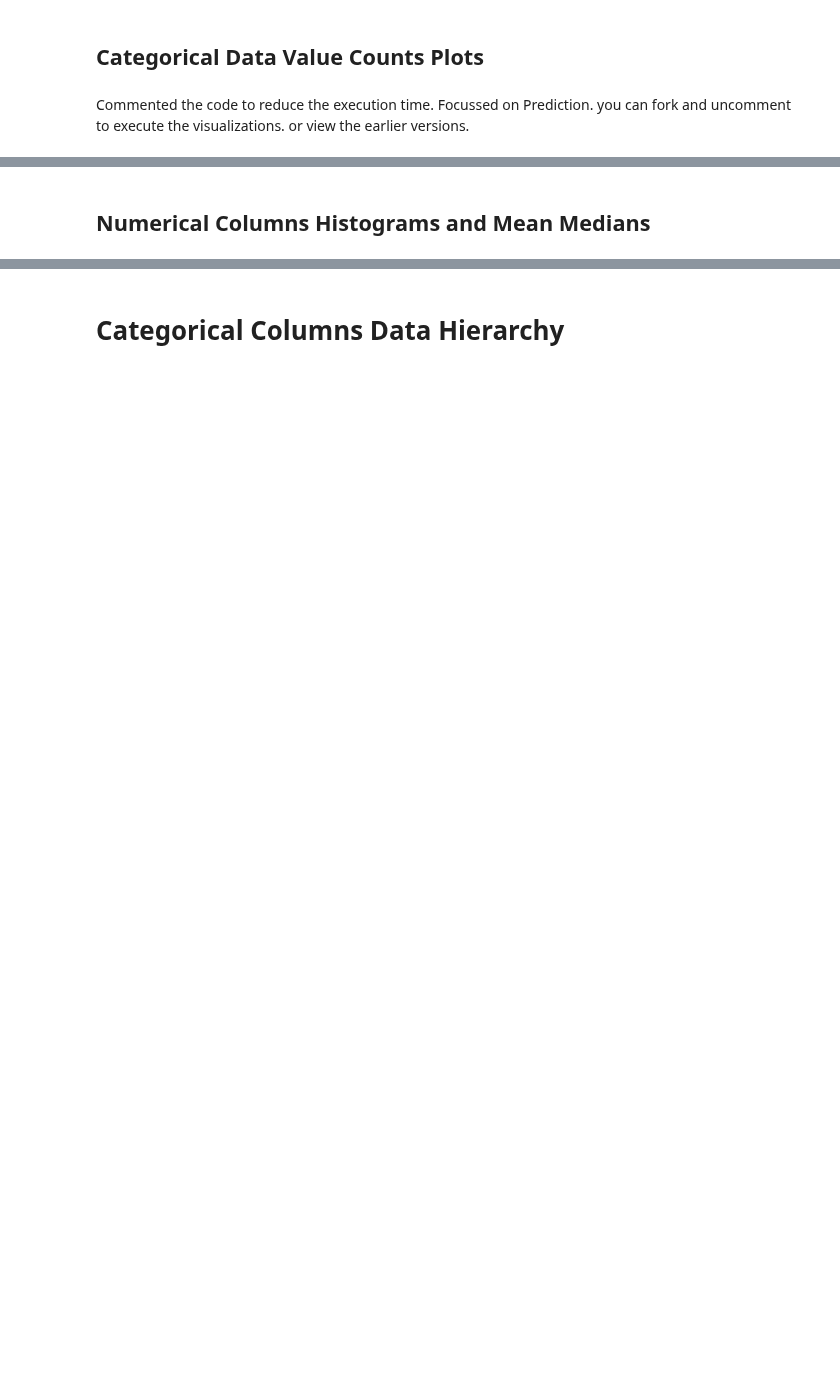
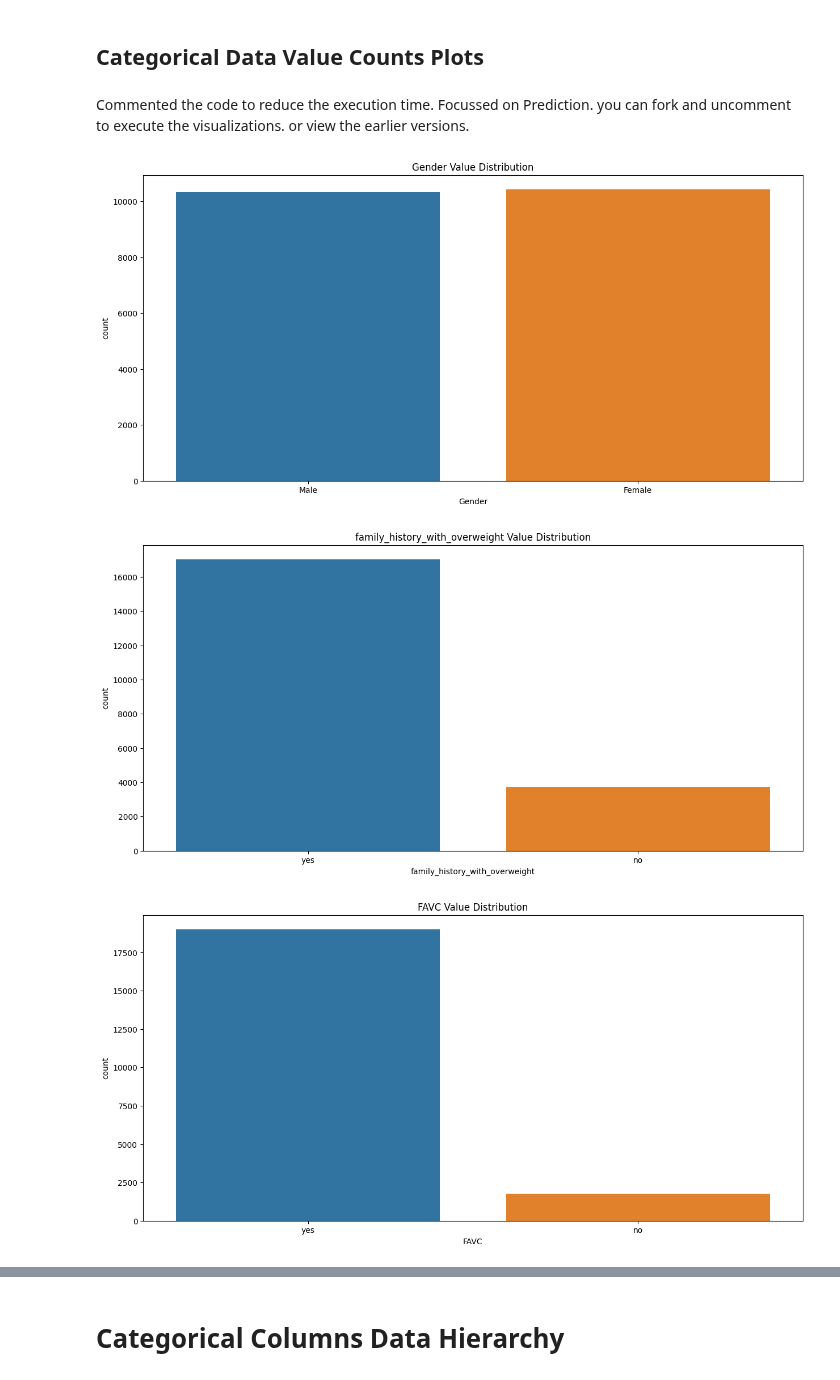
Before and after one commit to snajeebz/playground, a Jupyter notebook: obesity-risk-features-generation-machine-learning.ipynb, the cells around one changed output, grey strips where cells are left out. Saved outputs shown, nothing was run; the diff lists cells and outputs as text; code cells hidden in the pictures; blank space fills up the shorter version.

```diff
--- a/obesity-risk-features-generation-machine-learning.ipynb
+++ b/obesity-risk-features-generation-machine-learning.ipynb
@@ -151,7 +291,11 @@ num_cols=df[['Age','Height','Weight','FCVC','NCP','CH2O','FAF','TUE']]
 # %% [markdown]
 Commented the code to reduce the execution time. Focussed on Prediction. you can fork and uncomment to execute the visualizations. or view the earlier versions.
 # %%
-#for col in cat_cols:
- #   plt.figure(figsize=[15,7])
-  #  sns.countplot(df,x=df[col]).set(title= col+' Value Distribution')
-   # plt.show()
+for col in cat_cols:
+    plt.figure(figsize=[15,7])
+    sns.countplot(df,x=df[col]).set(title= col+' Value Distribution')
+    plt.show()
+# %% [output]
+[figure, added]
+[figure, added]
+[figure, added]
@@ -158,2 +307,0 @@ Commented the code to reduce the execution time. Focussed on Prediction. you can
-# %% [markdown]
-## Numerical Columns Histograms and Mean Medians
```
Also changed, not shown: parts of 12 cells of this notebook.
